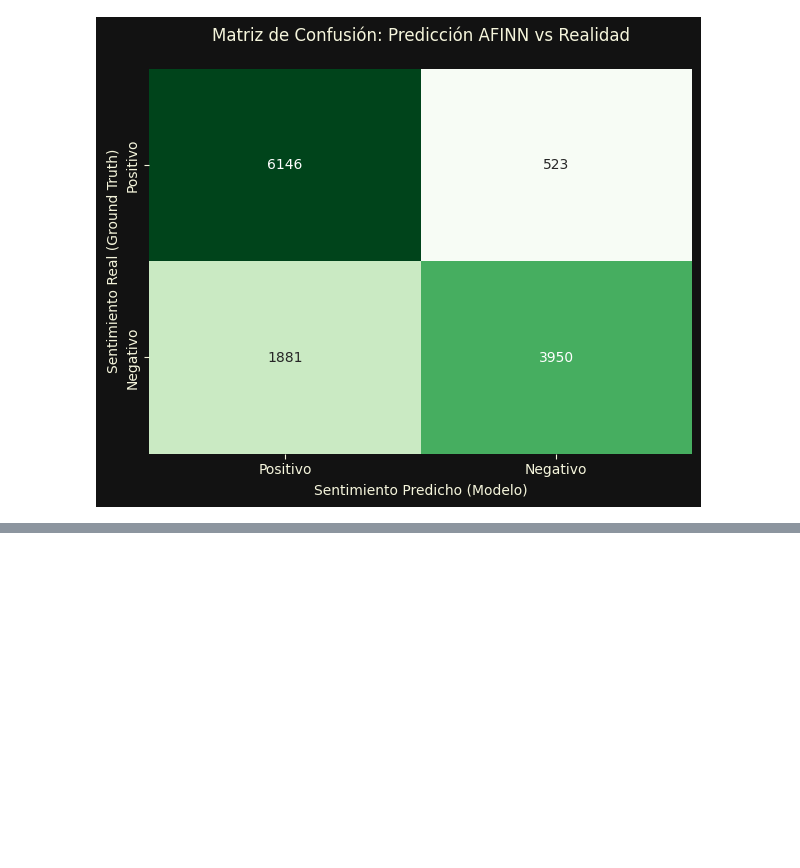
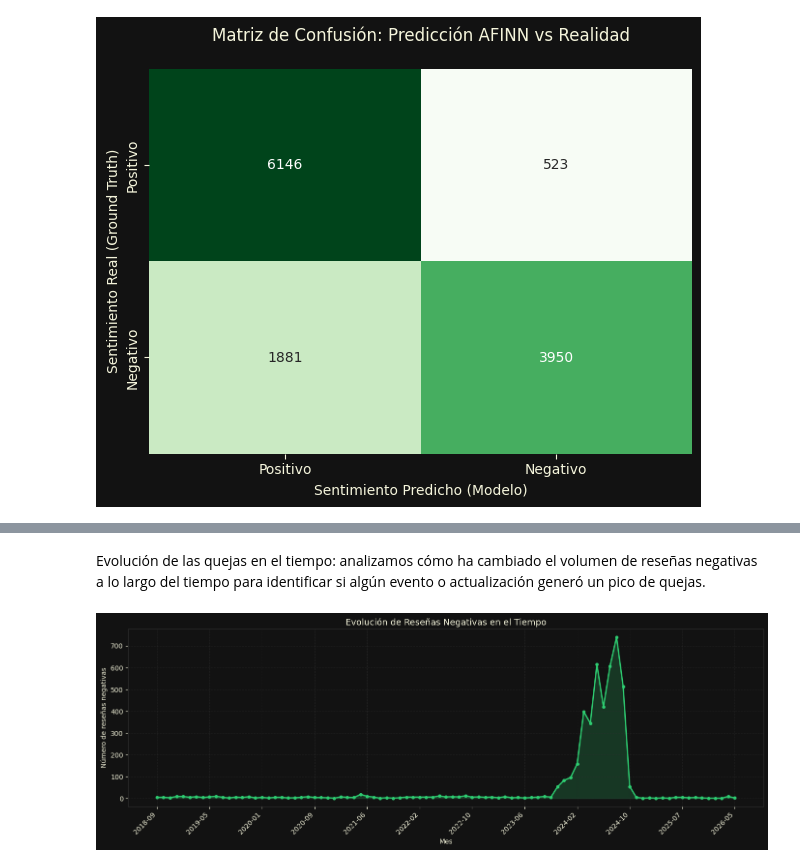
Before and after one commit to IanDiaz05/identificacion_sentimientos, a Jupyter notebook: identificacion_sentimientos-main/main.ipynb, the cells around one changed output, grey strips where cells are left out. Saved outputs shown, nothing was run; the diff lists cells and outputs as text; code cells hidden in the pictures; blank space fills up the shorter version.

```diff
--- a/identificacion_sentimientos-main/main.ipynb
+++ b/identificacion_sentimientos-main/main.ipynb
@@ -179,0 +333,29 @@ df_resultados.head()
+# %% [markdown]
+Evolución de las quejas en el tiempo: analizamos cómo ha cambiado el volumen de reseñas negativas a lo largo del tiempo para identificar si algún evento o actualización generó un pico de quejas.
+# %%
+df_negativos['fecha'] = pd.to_datetime(df_negativos['at']).dt.to_period('M')
+
+evolucion = df_negativos.groupby('fecha').size().reset_index(name='cantidad')
+evolucion['fecha_str'] = evolucion['fecha'].astype(str)
+
+plt.figure(figsize=(14, 5))
+plt.plot(evolucion['fecha_str'], evolucion['cantidad'],
+         color='#2ecc71', linewidth=2, marker='o', markersize=4)
+plt.fill_between(range(len(evolucion)), evolucion['cantidad'],
+                 alpha=0.2, color='#2ecc71')
+plt.title('Evolución de Reseñas Negativas en el Tiempo', color='#f5f5dc', fontsize=13)
+plt.xlabel('Mes', color='#f5f5dc')
+plt.ylabel('Número de reseñas negativas', color='#f5f5dc')
+plt.xticks(range(0, len(evolucion), max(1, len(evolucion)//10)),
+           evolucion['fecha_str'][::max(1, len(evolucion)//10)],
+           rotation=45, ha='right', color='#f5f5dc')
+plt.yticks(color='#f5f5dc')
+plt.gca().set_facecolor('#121212')
+plt.gcf().set_facecolor('#121212')
+for spine in plt.gca().spines.values():
+    spine.set_edgecolor('#333333')
+plt.grid(color='#333333', linestyle='--', alpha=0.5)
+plt.tight_layout()
+plt.show()
+# %% [output]
+[figure, added]
```
Also changed, not shown: parts of 19 cells of this notebook.
